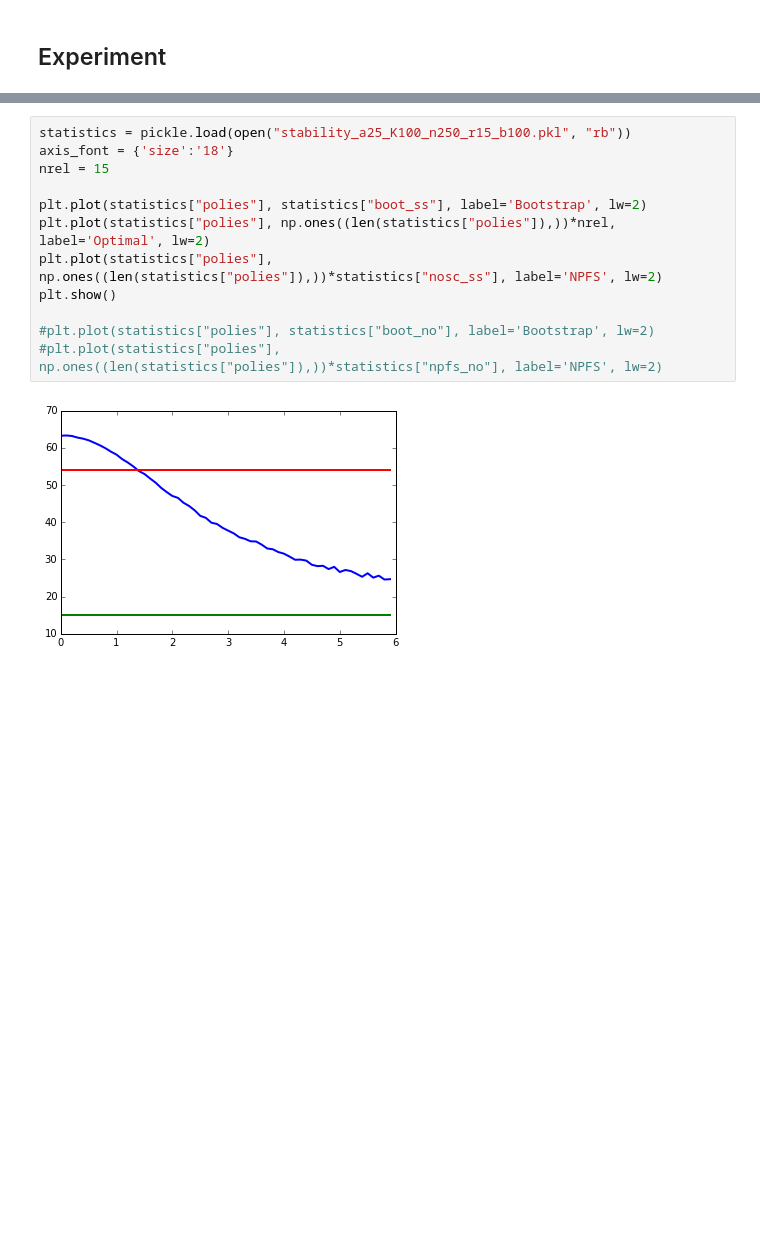
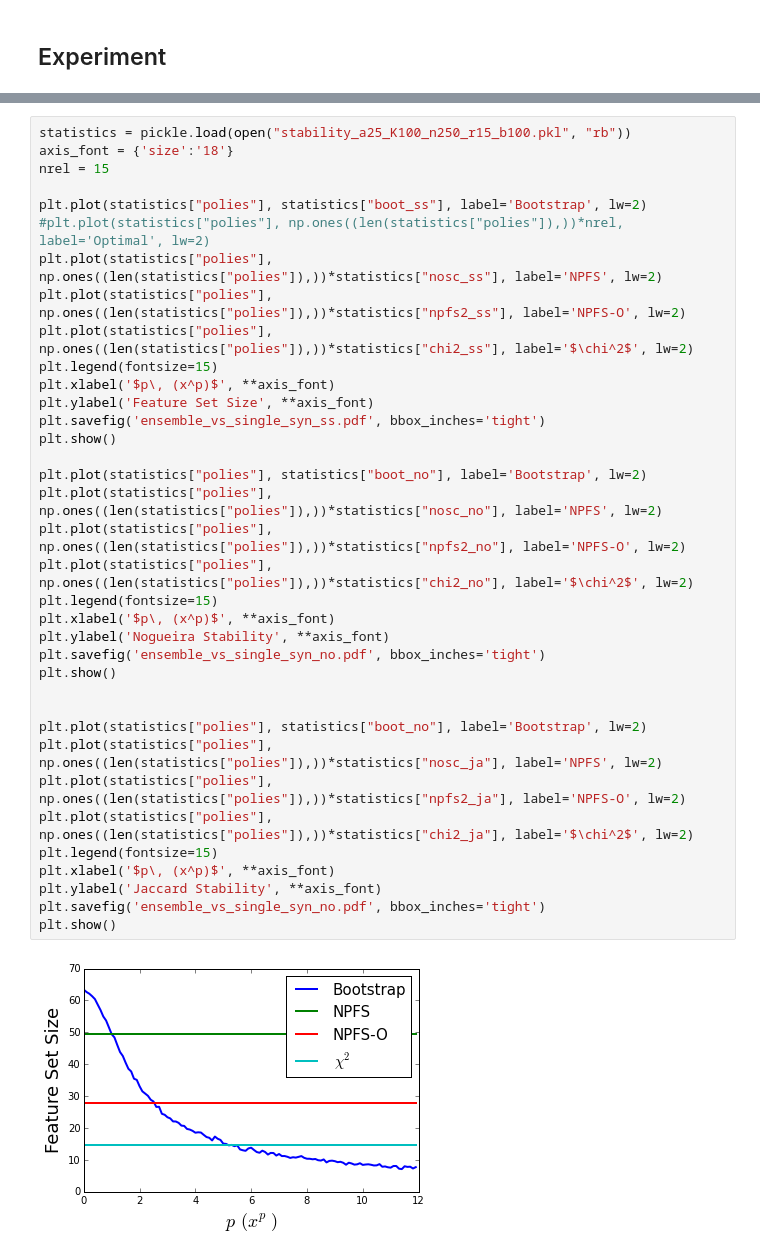
Before and after one commit to gditzler/FSE, a Jupyter notebook: Experiments.ipynb, the cells around one changed output, grey strips where cells are left out. Saved outputs shown, nothing was run; the diff lists cells and outputs as text; blank space fills up the shorter version.

```diff
--- a/Experiments.ipynb
+++ b/Experiments.ipynb
@@ -186,14 +201,38 @@ exp_syn_stability(fname="stability_a25_K100_n250_r15_b100.pkl",
 # %%
 statistics = pickle.load(open("stability_a25_K100_n250_r15_b100.pkl", "rb"))
 axis_font = {'size':'18'}
 nrel = 15
 
 plt.plot(statistics["polies"], statistics["boot_ss"], label='Bootstrap', lw=2)
-plt.plot(statistics["polies"], np.ones((len(statistics["polies"]),))*nrel, label='Optimal', lw=2)
+#plt.plot(statistics["polies"], np.ones((len(statistics["polies"]),))*nrel, label='Optimal', lw=2)
 plt.plot(statistics["polies"], np.ones((len(statistics["polies"]),))*statistics["nosc_ss"], label='NPFS', lw=2)
+plt.plot(statistics["polies"], np.ones((len(statistics["polies"]),))*statistics["npfs2_ss"], label='NPFS-O', lw=2)
+plt.plot(statistics["polies"], np.ones((len(statistics["polies"]),))*statistics["chi2_ss"], label='$\chi^2$', lw=2)
+plt.legend(fontsize=15)
+plt.xlabel('$p\, (x^p)$', **axis_font)
+plt.ylabel('Feature Set Size', **axis_font)
+plt.savefig('ensemble_vs_single_syn_ss.pdf', bbox_inches='tight')
 plt.show()
 
-#plt.plot(statistics["polies"], statistics["boot_no"], label='Bootstrap', lw=2)
-#plt.plot(statistics["polies"], np.ones((len(statistics["polies"]),))*statistics["npfs_no"], label='NPFS', lw=2)
+plt.plot(statistics["polies"], statistics["boot_no"], label='Bootstrap', lw=2)
+plt.plot(statistics["polies"], np.ones((len(statistics["polies"]),))*statistics["nosc_no"], label='NPFS', lw=2)
+plt.plot(statistics["polies"], np.ones((len(statistics["polies"]),))*statistics["npfs2_no"], label='NPFS-O', lw=2)
+plt.plot(statistics["polies"], np.ones((len(statistics["polies"]),))*statistics["chi2_no"], label='$\chi^2$', lw=2)
+plt.legend(fontsize=15)
+plt.xlabel('$p\, (x^p)$', **axis_font)
+plt.ylabel('Nogueira Stability', **axis_font)
+plt.savefig('ensemble_vs_single_syn_no.pdf', bbox_inches='tight')
+plt.show()
+
+
+plt.plot(statistics["polies"], statistics["boot_no"], label='Bootstrap', lw=2)
+plt.plot(statistics["polies"], np.ones((len(statistics["polies"]),))*statistics["nosc_ja"], label='NPFS', lw=2)
+plt.plot(statistics["polies"], np.ones((len(statistics["polies"]),))*statistics["npfs2_ja"], label='NPFS-O', lw=2)
+plt.plot(statistics["polies"], np.ones((len(statistics["polies"]),))*statistics["chi2_ja"], label='$\chi^2$', lw=2)
+plt.legend(fontsize=15)
+plt.xlabel('$p\, (x^p)$', **axis_font)
+plt.ylabel('Jaccard Stability', **axis_font)
+plt.savefig('ensemble_vs_single_syn_no.pdf', bbox_inches='tight')
+plt.show()
 # %% [output]
-[figure, old version]
+[figure, new version]
```
Also changed, not shown: parts of 11 cells of this notebook, 3 other files.
